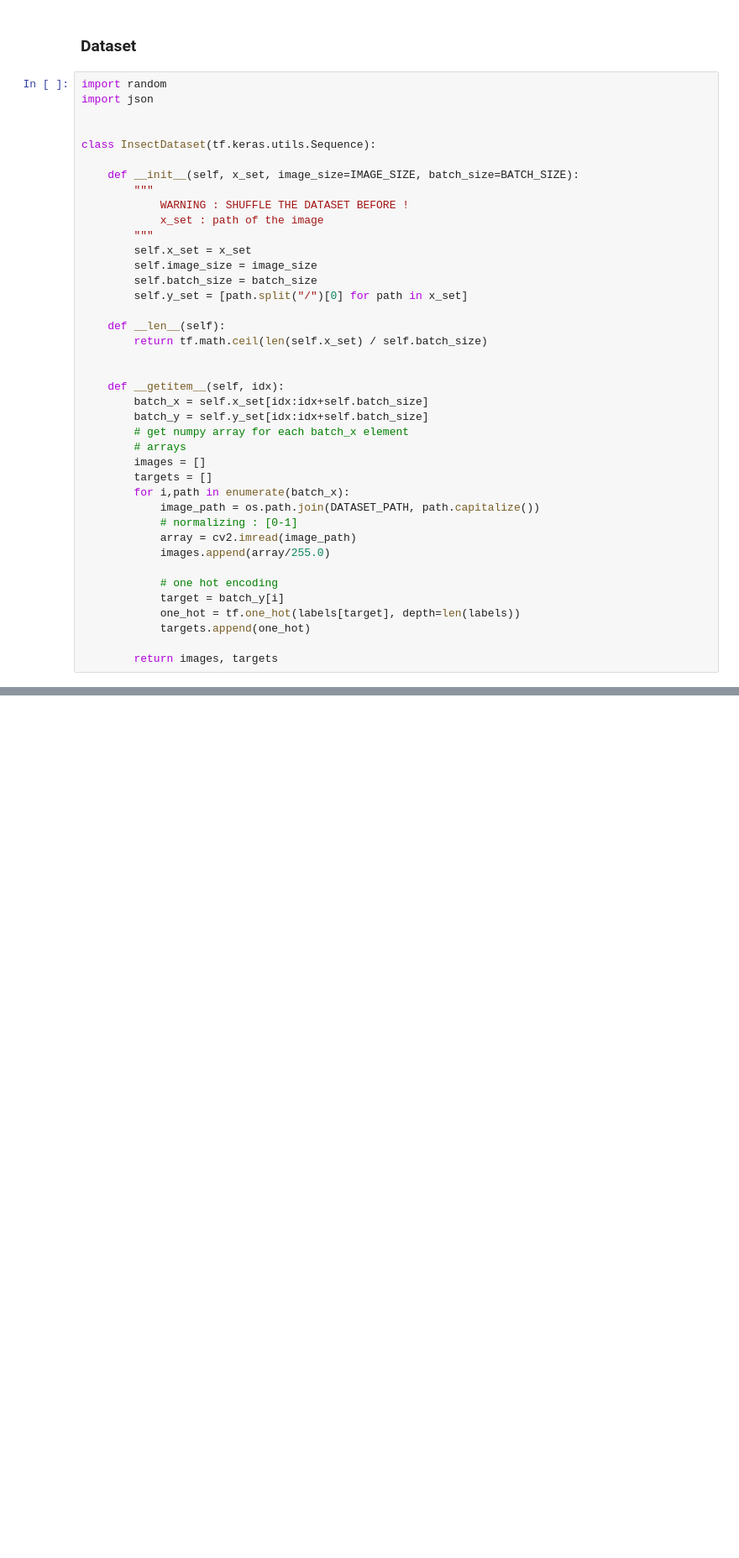
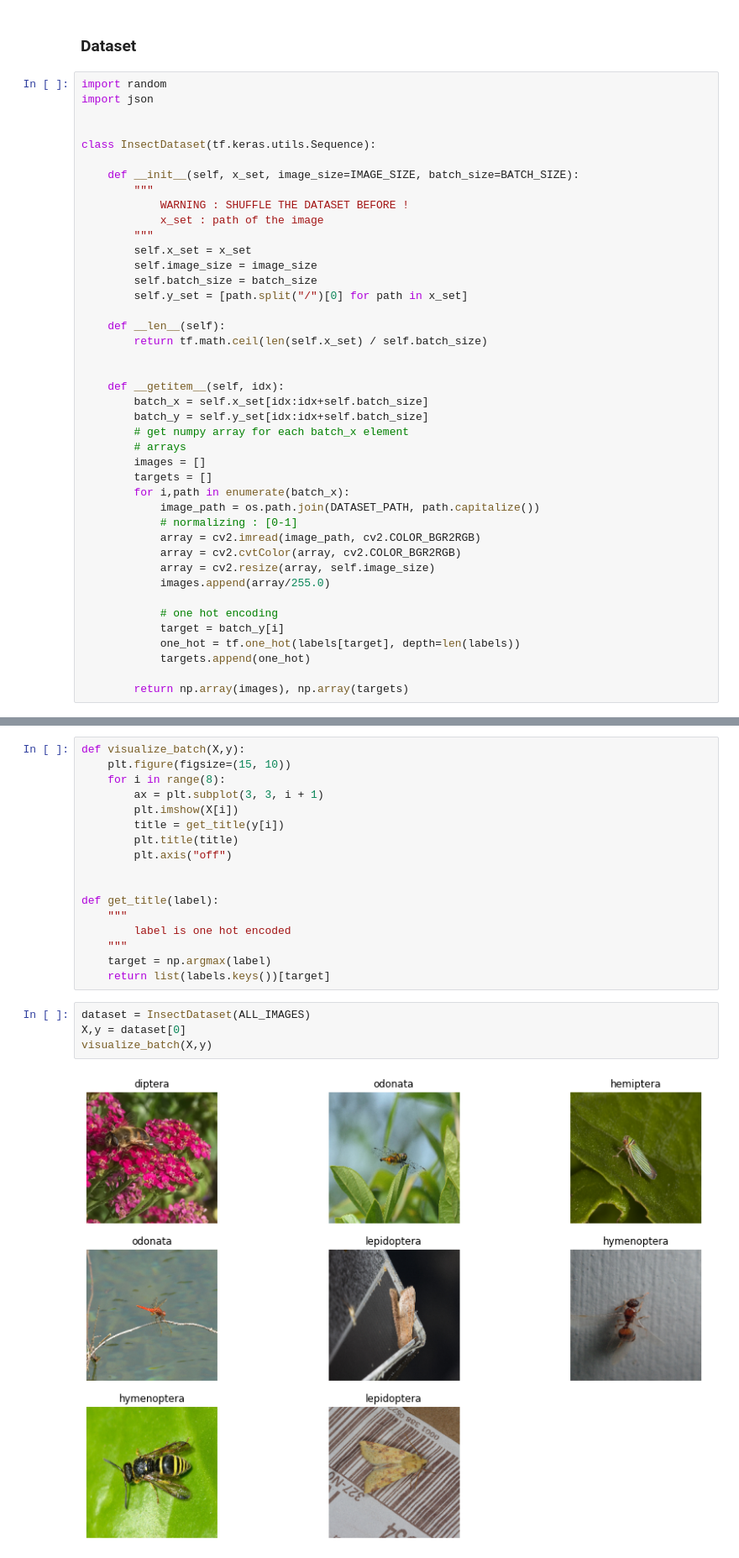
Before and after one commit to valentin-fngr/insects-classification, a Jupyter notebook: insect classification.ipynb, the cells around one changed output, grey strips where cells are left out. Shown: that part at 84% size. Drawn from its saved outputs; the diff is of its cells as text; blank space fills up the shorter version.

```diff
--- a/insect classification.ipynb
+++ b/insect classification.ipynb
@@ -76,7 +78,9 @@ class InsectDataset(tf.keras.utils.Sequence):
         for i,path in enumerate(batch_x):
             image_path = os.path.join(DATASET_PATH, path.capitalize())
             # normalizing : [0-1]
-            array = cv2.imread(image_path)
+            array = cv2.imread(image_path, cv2.COLOR_BGR2RGB)
+            array = cv2.cvtColor(array, cv2.COLOR_BGR2RGB)
+            array = cv2.resize(array, self.image_size)
             images.append(array/255.0)
 
             # one hot encoding
@@ -84,4 +88,4 @@ class InsectDataset(tf.keras.utils.Sequence):
             one_hot = tf.one_hot(labels[target], depth=len(labels))
             targets.append(one_hot)
 
-        return images, targets
+        return np.array(images), np.array(targets)
@@ -87,0 +94,23 @@ class InsectDataset(tf.keras.utils.Sequence):
+# %%
+def visualize_batch(X,y):
+    plt.figure(figsize=(15, 10))
+    for i in range(8):
+        ax = plt.subplot(3, 3, i + 1)
+        plt.imshow(X[i])
+        title = get_title(y[i])
+        plt.title(title)
+        plt.axis("off")
+
+
+def get_title(label):
+    """
+        label is one hot encoded
+    """
+    target = np.argmax(label)
+    return list(labels.keys())[target]
+# %%
+dataset = InsectDataset(ALL_IMAGES)
+X,y = dataset[0]
+visualize_batch(X,y)
+# %% [output]
+[figure, added]
```
Also changed, not shown: parts of 4 cells of this notebook.
